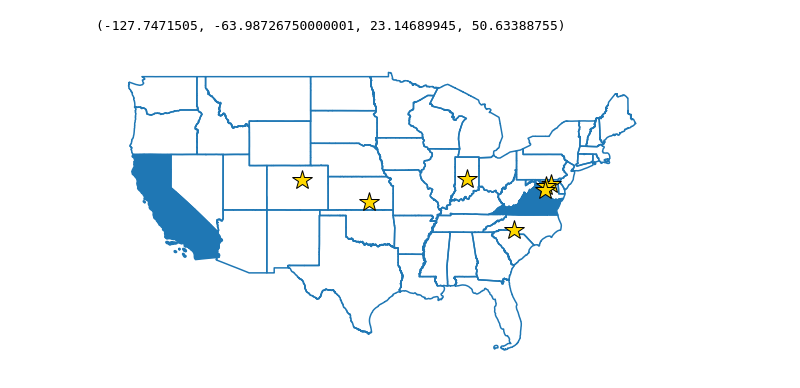
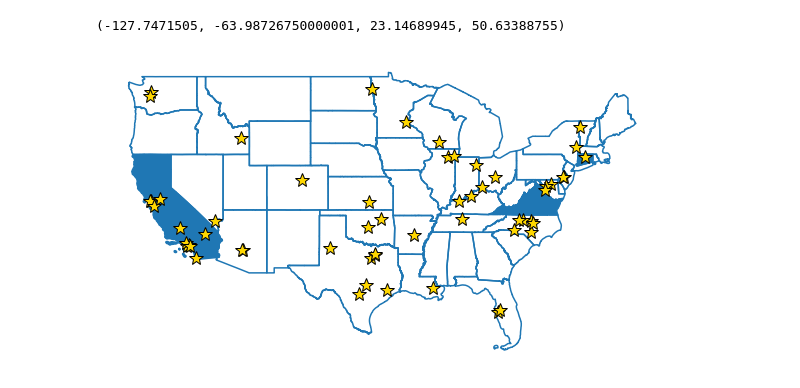
Before and after one commit to openpolicedata/openpolicedata, a Jupyter notebook: notebooks/gen_sources_map.ipynb, the cells around one changed output. Cells and saved outputs as stored; diff of their text form; code cells hidden in the pictures.

Commit message:
Adding all datasets from Stanford Open Policing Project

```diff
--- a/notebooks/gen_sources_map.ipynb
+++ b/notebooks/gen_sources_map.ipynb
@@ -102,6 +102,7 @@ county_df = county_df.to_crs("EPSG:4326")
 # %%
 non_continental = ['HI','VI','MP','GU','AK','AS','PR']
 us48 = state_df
+markersize = 15
 for n in non_continental:
     us48 = us48[us48.STUSPS != n]
 
@@ -110,36 +111,45 @@ us48.boundary.plot(ax=ax)
 plotted = []
 for i in range(len(opd.datasets)):
     abbrev = state2abbrev(opd.datasets.iloc[i]["State"])
     if opd.datasets.iloc[i]["SourceName"] in plotted:
         continue
 
-    if "Police Department" not in opd.datasets.iloc[i]["SourceName"]:
+    if opd._datasets.MULTI == opd.datasets.iloc[i]["Jurisdiction"]:
         state = us48[us48.STUSPS == abbrev]
         state.plot(ax=ax)
         plotted.append(opd.datasets.iloc[i]["SourceName"])
 
 for i in range(len(opd.datasets)):
     abbrev = state2abbrev(opd.datasets.iloc[i]["State"])
     if opd.datasets.iloc[i]["SourceName"] in plotted:
         continue
     plotted.append(opd.datasets.iloc[i]["SourceName"])
-    if "Police Department" not in opd.datasets.iloc[i]["SourceName"]:
+    if opd._datasets.MULTI == opd.datasets.iloc[i]["Jurisdiction"]:
         pass
     elif "County" not in opd.datasets.iloc[i]["SourceName"]:
         city_name = opd.datasets.iloc[i]["SourceName"].replace("Police Department","").strip()
-        city = cx.Place(f"{city_name}, {abbrev}")
-        ax.plot(city.longitude, city.latitude, marker="*", markeredgecolor="k" ,markerfacecolor="gold", markersize=20)
+        try:
+            city = cx.Place(f"{city_name}, {abbrev}")
+            lat = city.latitude
+            lon = city.longitude
+        except:
+            if (city_name == "San Jose"):
+                lat = 37.3382082
+                lon = -121.8863286
+            else:
+                raise
+        ax.plot(lon, lat, marker="*", markeredgecolor="k" ,markerfacecolor="gold", markersize=markersize)
     else:
         county_name = opd.datasets.iloc[i]["SourceName"].replace("Police Department","").strip()
         fips = state_codes[abbrev]
         with warnings.catch_warnings():
             warnings.simplefilter("ignore")
             df = county_df[county_df["STATEFP"]==fips]
             df = df[county_df["NAMELSAD"]==county_name]
             a = df.centroid
-        ax.plot(a.x, a.y, marker="*", markeredgecolor="k" ,markerfacecolor="gold", markersize=20)
+        ax.plot(a.x, a.y, marker="*", markeredgecolor="k" ,markerfacecolor="gold", markersize=markersize)
 
 plt.axis('off')
 # %% [output]
 (-127.7471505, -63.98726750000001, 23.14689945, 50.63388755)
-[figure, old version]
+[figure, new version]
```
Also changed, not shown: 3 other files.
